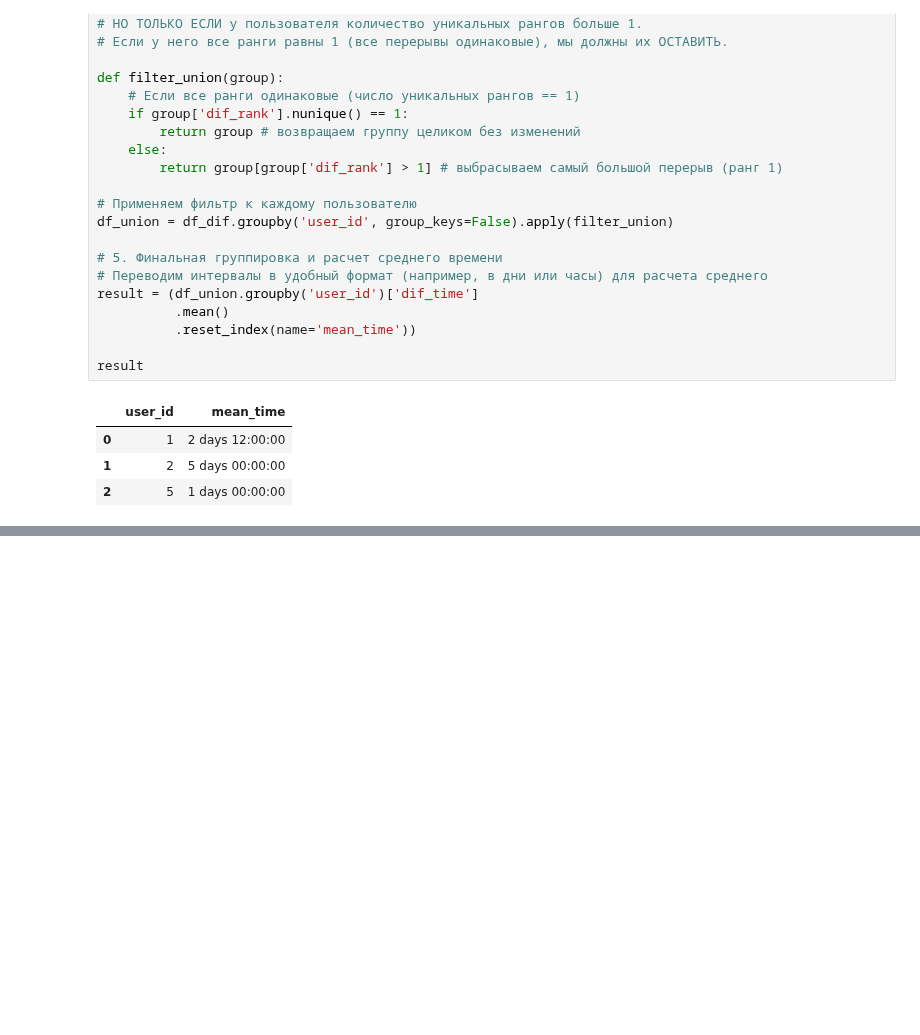
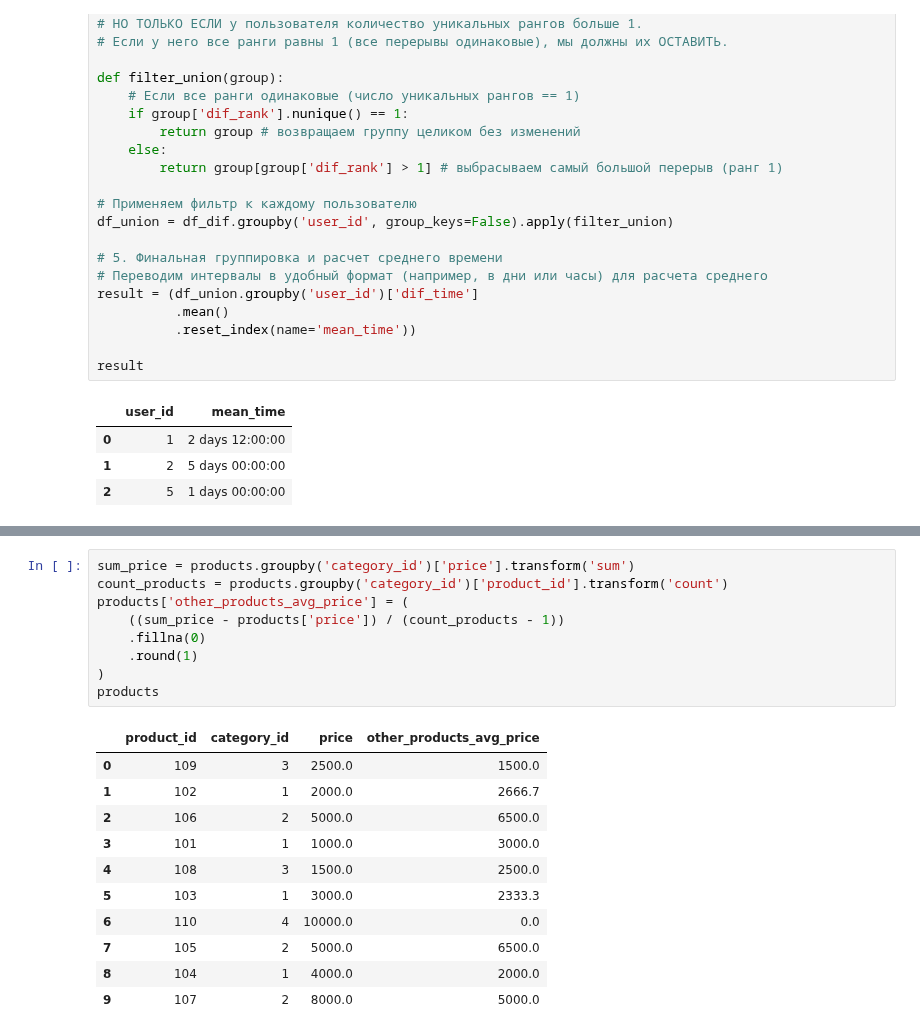
Before and after one commit to Praldmur/Tasks, a Jupyter notebook: simulator_sql.ipynb, the cells around one changed output, grey strips where cells are left out. Saved outputs shown, nothing was run; the diff lists cells and outputs as text; blank space fills up the shorter version.

```diff
--- a/simulator_sql.ipynb
+++ b/simulator_sql.ipynb
@@ -2417,0 +2619,21 @@ result
+# %%
+sum_price = products.groupby('category_id')['price'].transform('sum')
+count_products = products.groupby('category_id')['product_id'].transform('count')
+products['other_products_avg_price'] = (
+    ((sum_price - products['price']) / (count_products - 1))
+    .fillna(0)
+    .round(1)
+)
+products
+# %% [output]
+|  | product_id | category_id | price | other_products_avg_price |
+| 0 | 109 | 3 | 2500.0 | 1500.0 |
+| 1 | 102 | 1 | 2000.0 | 2666.7 |
+| 2 | 106 | 2 | 5000.0 | 6500.0 |
+| 3 | 101 | 1 | 1000.0 | 3000.0 |
+| 4 | 108 | 3 | 1500.0 | 2500.0 |
+| 5 | 103 | 1 | 3000.0 | 2333.3 |
+| 6 | 110 | 4 | 10000.0 | 0.0 |
+| 7 | 105 | 2 | 5000.0 | 6500.0 |
+| 8 | 104 | 1 | 4000.0 | 2000.0 |
+| 9 | 107 | 2 | 8000.0 | 5000.0 |
```
Also changed, not shown: parts of 44 cells of this notebook.
